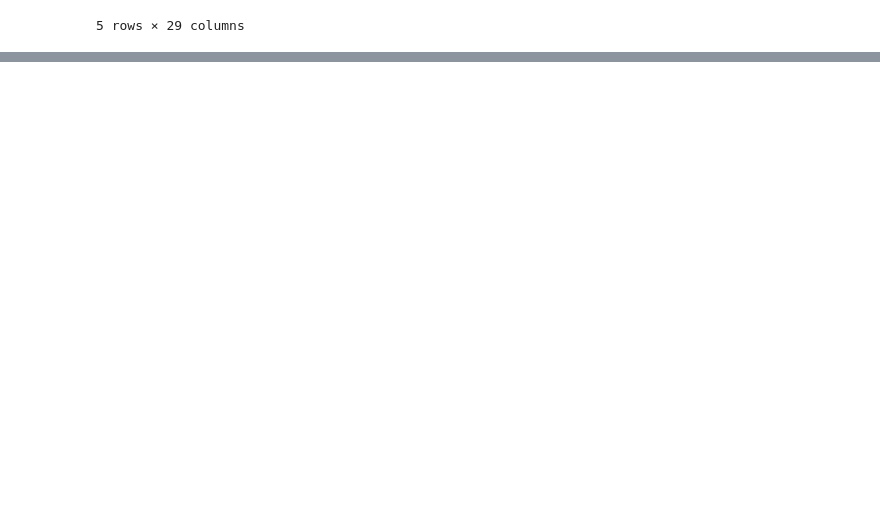
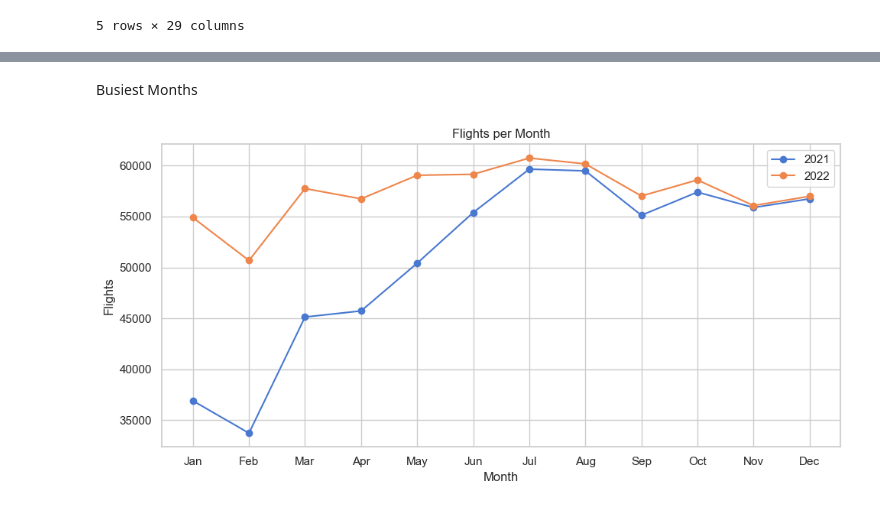
Before and after one commit to PANDU6764/AIR_FLY_INSIGHTS, a Jupyter notebook: AIR_FLY_INSIGHTS.ipynb, the cells around one changed output, grey strips where cells are left out. Saved outputs shown, nothing was run; the diff lists cells and outputs as text; code cells hidden in the pictures; blank space fills up the shorter version.

Commit message:
Visualisation on Air Lines

```diff
--- a/AIR_FLY_INSIGHTS.ipynb
+++ b/AIR_FLY_INSIGHTS.ipynb
@@ -221,3 +221,12 @@ df.tail()
 | 1299491 | 2022-12-31 | Southwest Airlines Co. | Southwest Airlines Co.: WN | WN | 19393 | 3531 | DEN | Denver, CO | LAS | ... |
 | 1299492 | 2022-12-31 | United Air Lines Inc. | United Air Lines Inc.: UA | UA | 19977 | 1808 | DSM | Des Moines, IA | DEN | ... |
 5 rows × 29 columns
+# %%
+#feature engineering
+_df = df_pre.copy()
+_df['FL_DATE'] = pd.to_datetime(_df['FL_DATE'])
+_df['Month'] = _df['FL_DATE'].dt.month
+_df['Year'] = _df['FL_DATE'].dt.year
+_df['DoW'] = _df['FL_DATE'].dt.day_name()
+_df['Hour'] = (_df['CRS_DEP_TIME']//100).astype(int)
+_df['Route'] = _df['ORIGIN'] + '-' + _df['DEST']
@@ -223,0 +253,17 @@ df.tail()
+# %% [markdown]
+Busiest Months
+# %%
+monthly = _df.groupby(['Year','Month']).size().reset_index(name='Flights')
+monthly['MonthLabel'] = monthly['Month'].map(dict(zip(month_order, month_labels)))
+plt.figure(figsize=(10,5))
+for y, g in monthly.groupby('Year'):
+    plt.plot(g['Month'], g['Flights'], marker='o', label=str(y))
+plt.title('Flights per Month')
+plt.xlabel('Month')
+plt.ylabel('Flights')
+plt.xticks(month_order, month_labels)
+plt.legend()
+plt.tight_layout()
+plt.show()
+# %% [output]
+[figure, added]
```
Also changed, not shown: parts of 7 cells of this notebook.
